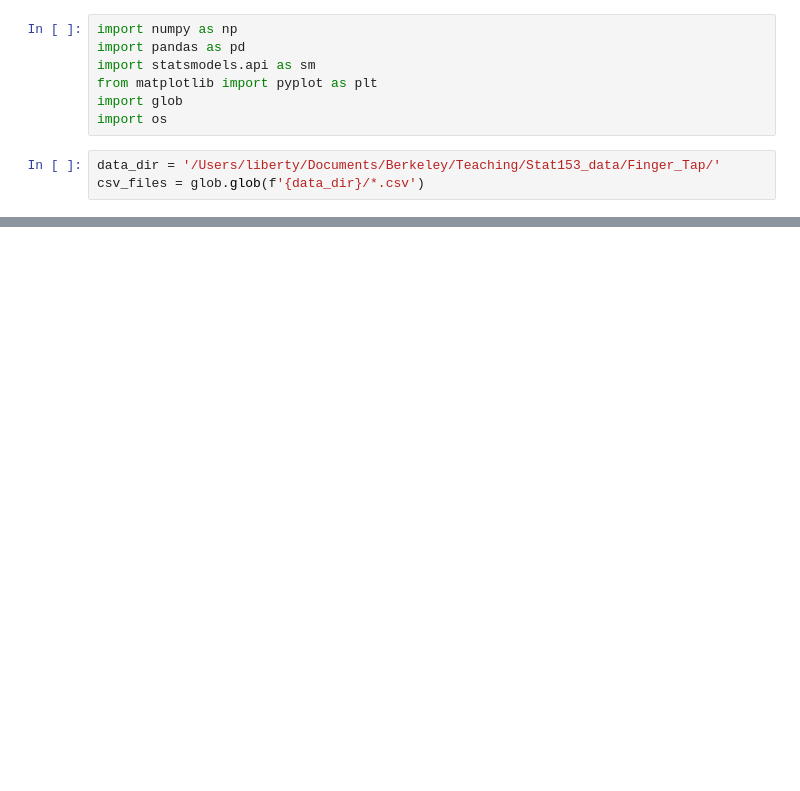
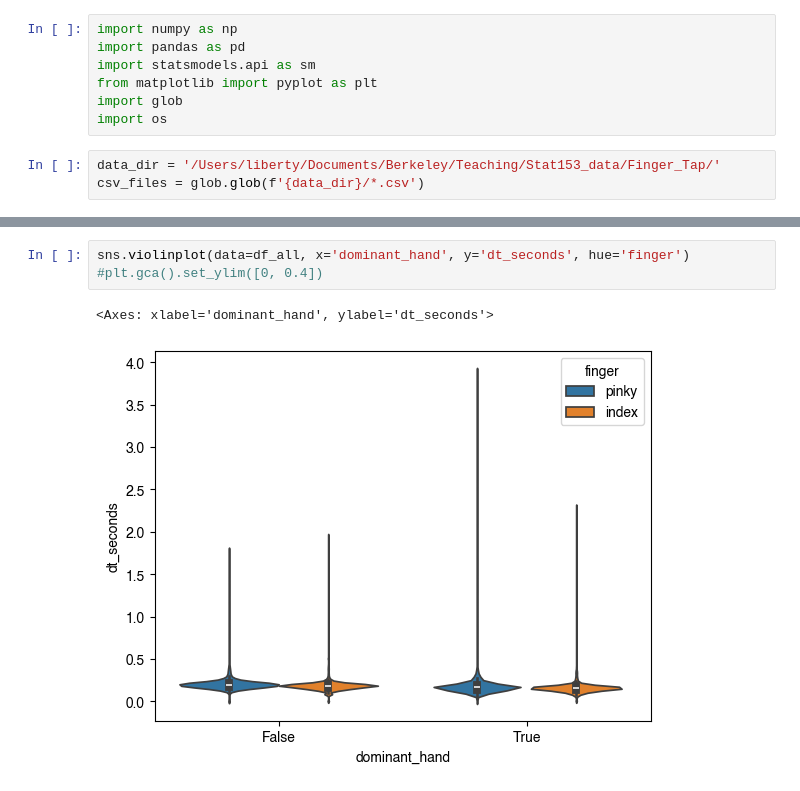
Before and after one commit to berkeley-stat153/spring-2026, a Jupyter notebook: public/lectures/TippyTaps.ipynb, the cells around one changed output, grey strips where cells are left out. Cells and saved outputs as stored; diff of their text form; blank space fills up the shorter version.

```diff
--- a/public/lectures/TippyTaps.ipynb
+++ b/public/lectures/TippyTaps.ipynb
@@ -86,0 +22,6 @@ df[0]
+# %%
+sns.violinplot(data=df_all, x='dominant_hand', y='dt_seconds', hue='finger')
+#plt.gca().set_ylim([0, 0.4])
+# %% [output]
+<Axes: xlabel='dominant_hand', ylabel='dt_seconds'>
+[figure, added]
```
Also changed, not shown: parts of 35 cells of this notebook.
